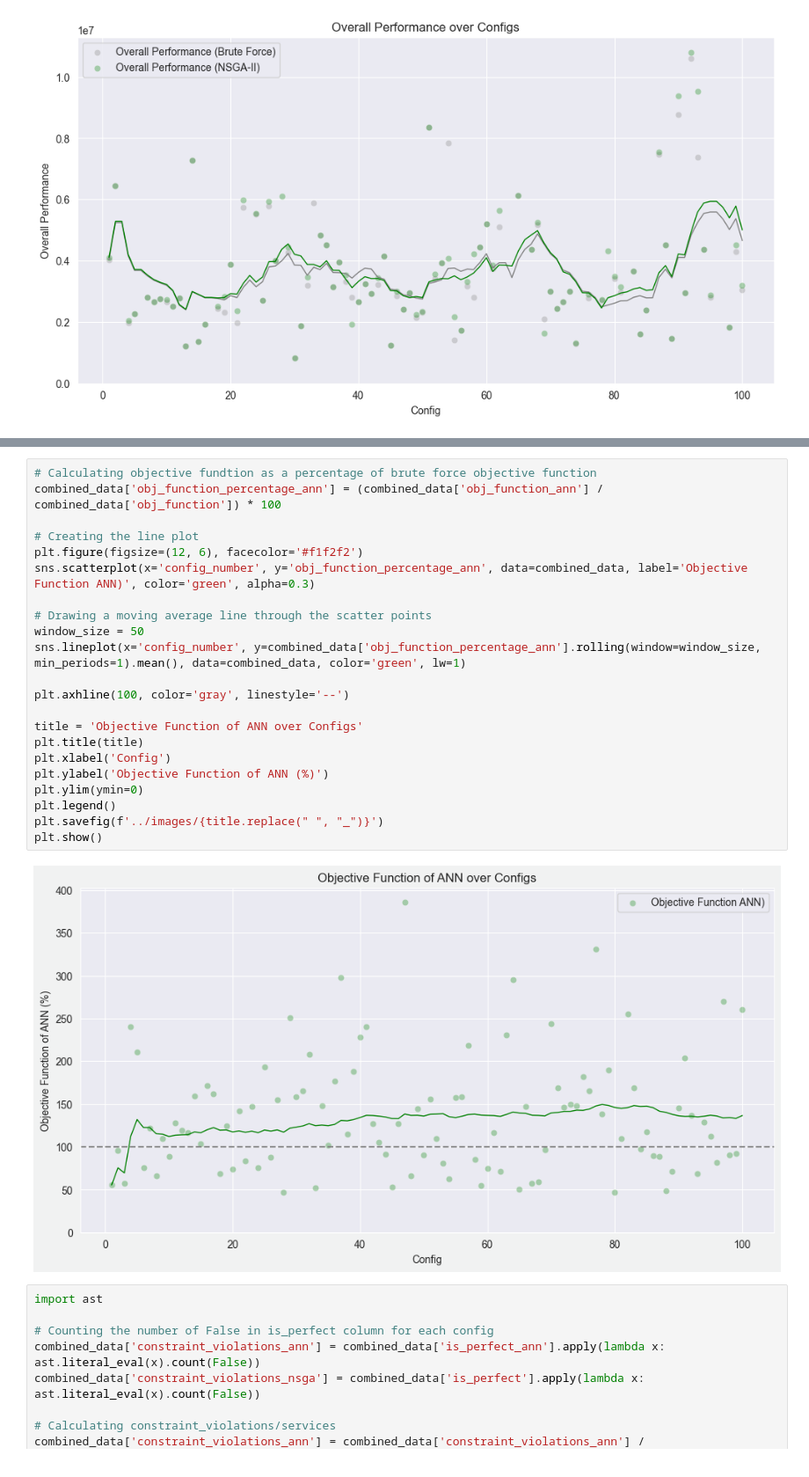
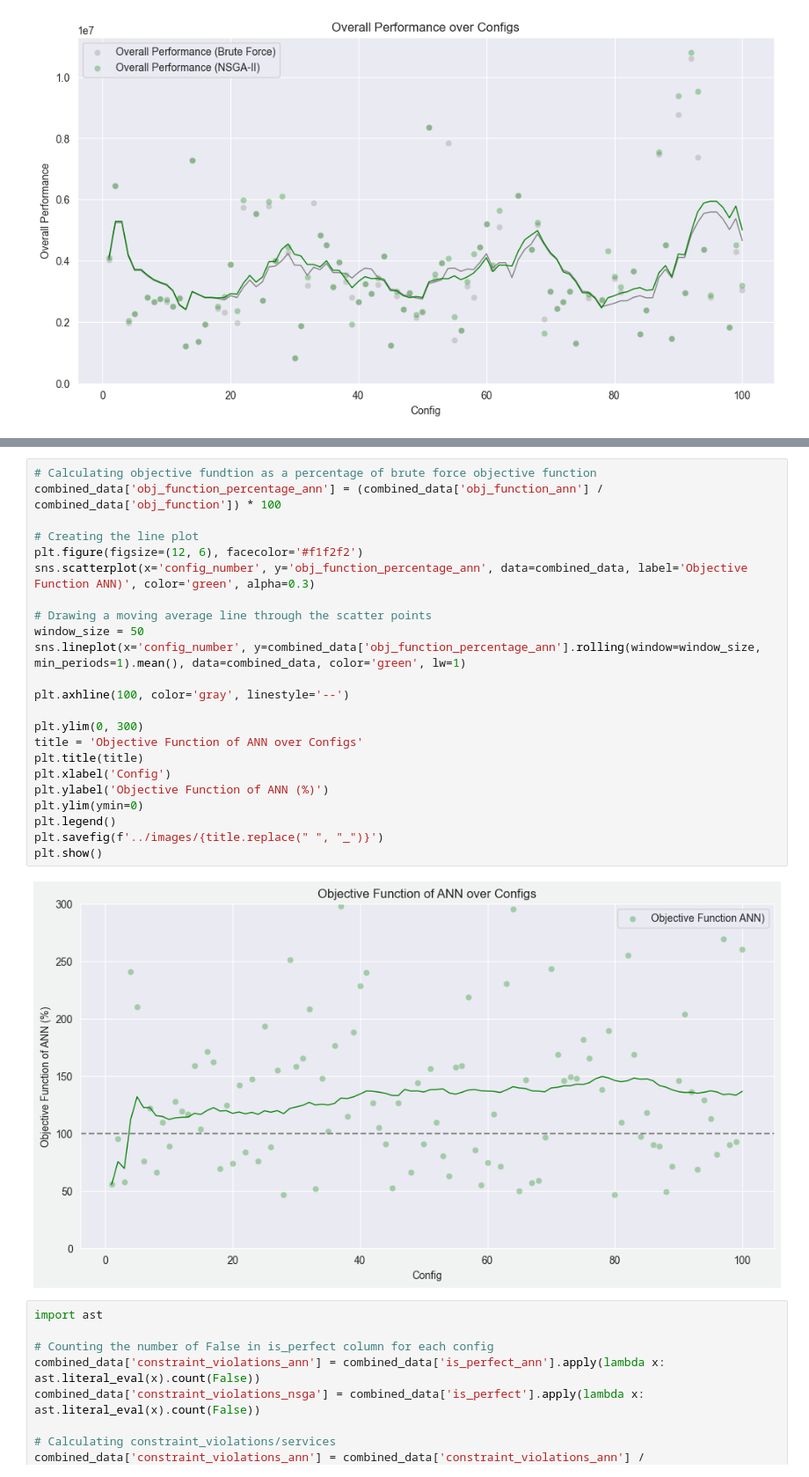
Before and after one commit to mpgallage/computing-continuum-simulator, a Jupyter notebook: analysis/analysis_mini.ipynb, the cells around one changed output, grey strips where cells are left out. Shown at 88% size. Cells and saved outputs as stored; diff of their text form.

```diff
--- a/analysis/analysis_mini.ipynb
+++ b/analysis/analysis_mini.ipynb
@@ -176,27 +181,28 @@ plt.show()
 # %%
 # Calculating objective fundtion as a percentage of brute force objective function
 combined_data['obj_function_percentage_ann'] = (combined_data['obj_function_ann'] / combined_data['obj_function']) * 100
 
 # Creating the line plot
 plt.figure(figsize=(12, 6), facecolor='#f1f2f2')
 sns.scatterplot(x='config_number', y='obj_function_percentage_ann', data=combined_data, label='Objective Function ANN)', color='green', alpha=0.3)
 
 # Drawing a moving average line through the scatter points
 window_size = 50
 sns.lineplot(x='config_number', y=combined_data['obj_function_percentage_ann'].rolling(window=window_size, min_periods=1).mean(), data=combined_data, color='green', lw=1)
 
 plt.axhline(100, color='gray', linestyle='--')
 
+plt.ylim(0, 300)
 title = 'Objective Function of ANN over Configs'
 plt.title(title)
 plt.xlabel('Config')
 plt.ylabel('Objective Function of ANN (%)')
 plt.ylim(ymin=0)
 plt.legend()
 plt.savefig(f'../images/{title.replace(" ", "_")}')
 plt.show()
 # %% [output]
-[figure, old version]
+[figure, new version]
 # %%
 import ast
 
```
Also changed, not shown: parts of 6 cells of this notebook, 5 other files.
